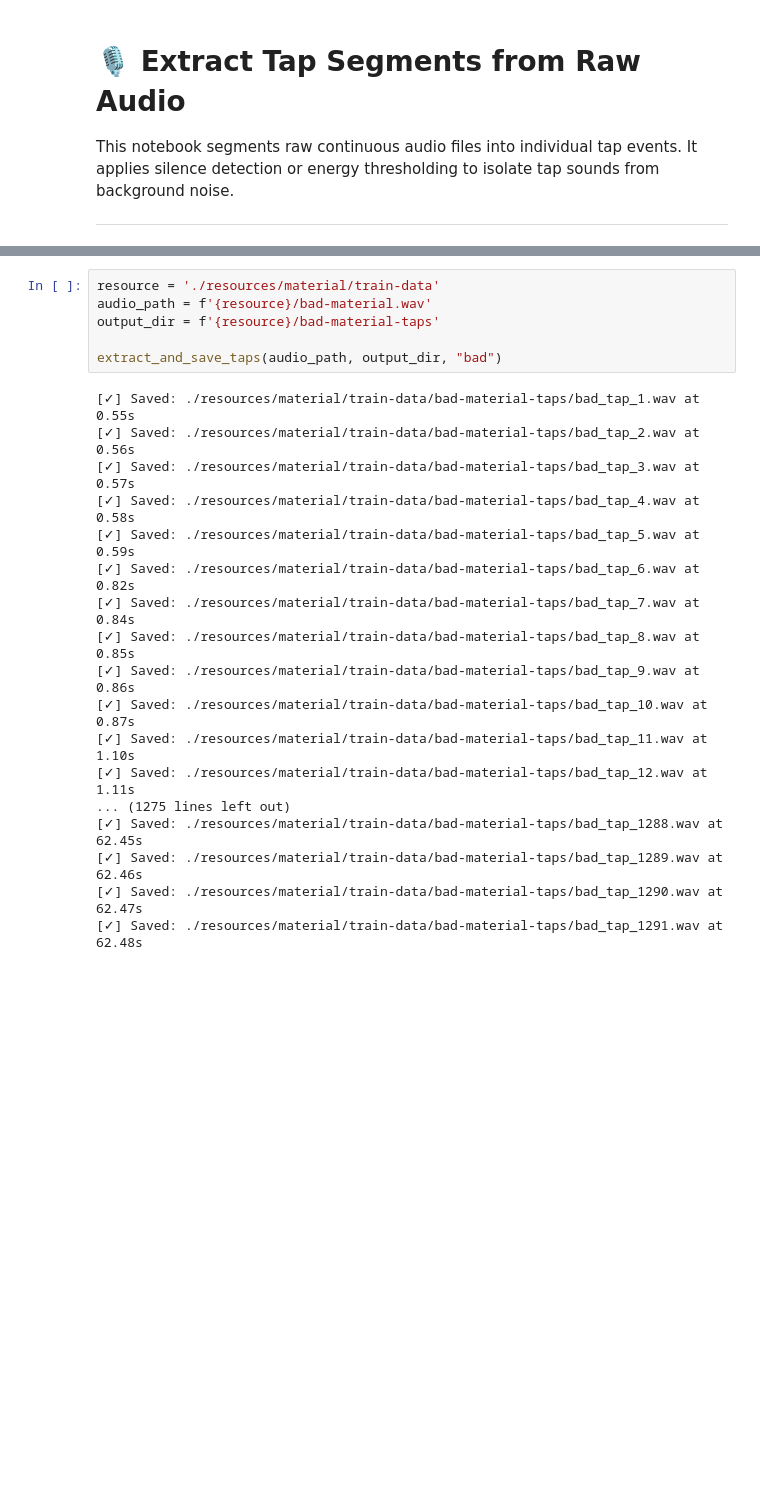
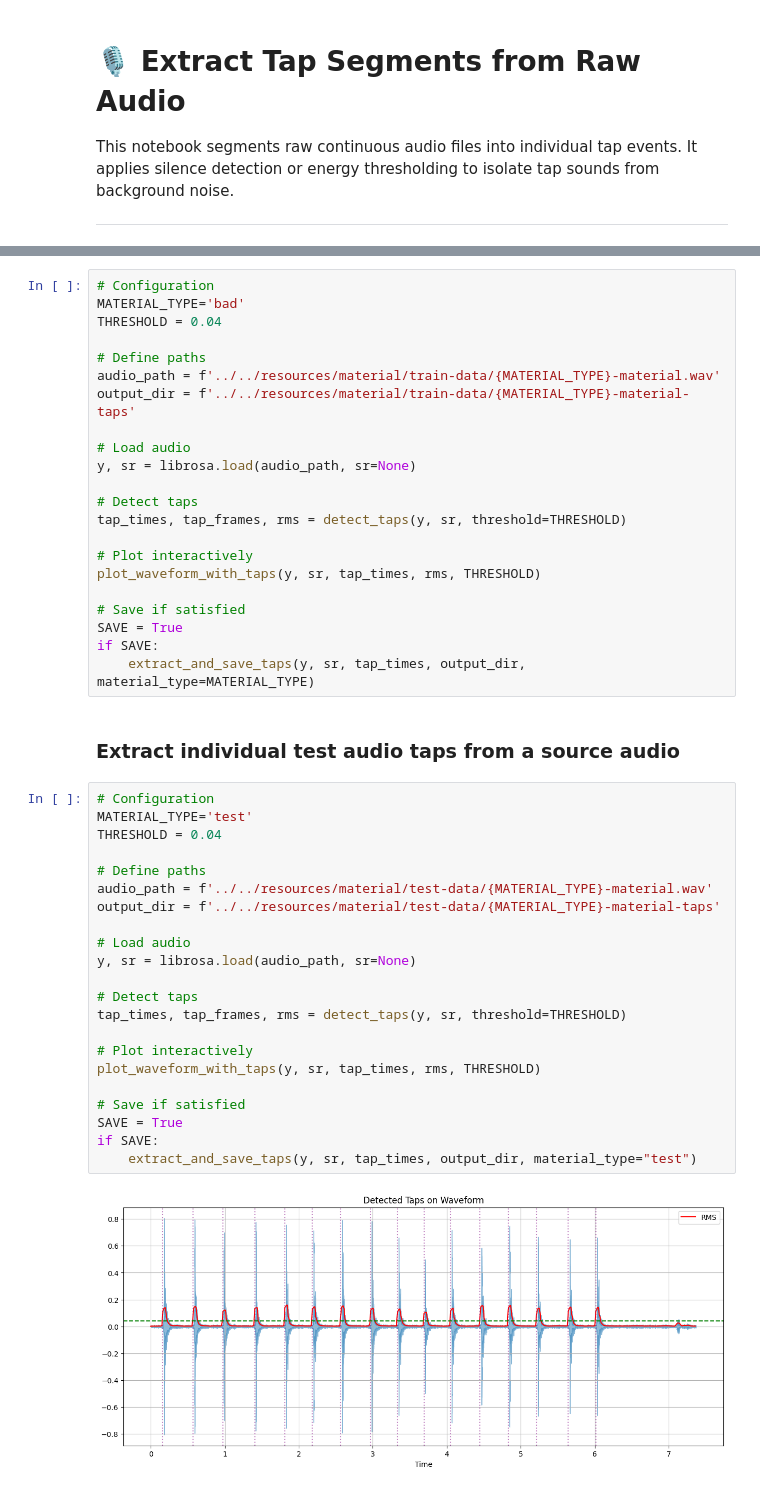
Before and after one commit to RollingArray/tapnet-federated, a Jupyter notebook: src/experiment-notebooks/01_tap_extractor_raw_audio.ipynb, the cells around one changed output, grey strips where cells are left out. Drawn from its saved outputs; the diff is of its cells as text; blank space fills up the shorter version.

```diff
--- a/src/experiment-notebooks/01_tap_extractor_raw_audio.ipynb
+++ b/src/experiment-notebooks/01_tap_extractor_raw_audio.ipynb
@@ -105,24 +44,48 @@ extract_and_save_taps(audio_path, output_dir, "good")
 # %%
-resource = './resources/material/train-data'
-audio_path = f'{resource}/bad-material.wav'
-output_dir = f'{resource}/bad-material-taps'
+# Configuration
+MATERIAL_TYPE='bad'
+THRESHOLD = 0.04
 
-extract_and_save_taps(audio_path, output_dir, "bad")
+# Define paths
+audio_path = f'../../resources/material/train-data/{MATERIAL_TYPE}-material.wav'
+output_dir = f'../../resources/material/train-data/{MATERIAL_TYPE}-material-taps'
+
+# Load audio
+y, sr = librosa.load(audio_path, sr=None)
+
+# Detect taps
+tap_times, tap_frames, rms = detect_taps(y, sr, threshold=THRESHOLD)
+
+# Plot interactively
+plot_waveform_with_taps(y, sr, tap_times, rms, THRESHOLD)
+
+# Save if satisfied
+SAVE = True
+if SAVE:
+    extract_and_save_taps(y, sr, tap_times, output_dir, material_type=MATERIAL_TYPE)
-# %% [output]
-[✓] Saved: ./resources/material/train-data/bad-material-taps/bad_tap_1.wav at 0.55s
-[✓] Saved: ./resources/material/train-data/bad-material-taps/bad_tap_2.wav at 0.56s
-[✓] Saved: ./resources/material/train-data/bad-material-taps/bad_tap_3.wav at 0.57s
-[✓] Saved: ./resources/material/train-data/bad-material-taps/bad_tap_4.wav at 0.58s
-[✓] Saved: ./resources/material/train-data/bad-material-taps/bad_tap_5.wav at 0.59s
-[✓] Saved: ./resources/material/train-data/bad-material-taps/bad_tap_6.wav at 0.82s
-[✓] Saved: ./resources/material/train-data/bad-material-taps/bad_tap_7.wav at 0.84s
-[✓] Saved: ./resources/material/train-data/bad-material-taps/bad_tap_8.wav at 0.85s
-[✓] Saved: ./resources/material/train-data/bad-material-taps/bad_tap_9.wav at 0.86s
-[✓] Saved: ./resources/material/train-data/bad-material-taps/bad_tap_10.wav at 0.87s
-[✓] Saved: ./resources/material/train-data/bad-material-taps/bad_tap_11.wav at 1.10s
-[✓] Saved: ./resources/material/train-data/bad-material-taps/bad_tap_12.wav at 1.11s
-... (1275 lines left out)
-[✓] Saved: ./resources/material/train-data/bad-material-taps/bad_tap_1288.wav at 62.45s
-[✓] Saved: ./resources/material/train-data/bad-material-taps/bad_tap_1289.wav at 62.46s
-[✓] Saved: ./resources/material/train-data/bad-material-taps/bad_tap_1290.wav at 62.47s
-[✓] Saved: ./resources/material/train-data/bad-material-taps/bad_tap_1291.wav at 62.48s
+# %% [markdown]
+### Extract individual test audio taps from a source audio
+# %%
+# Configuration
+MATERIAL_TYPE='test'
+THRESHOLD = 0.04
+
+# Define paths
+audio_path = f'../../resources/material/test-data/{MATERIAL_TYPE}-material.wav'
+output_dir = f'../../resources/material/test-data/{MATERIAL_TYPE}-material-taps'
+
+# Load audio
+y, sr = librosa.load(audio_path, sr=None)
+
+# Detect taps
+tap_times, tap_frames, rms = detect_taps(y, sr, threshold=THRESHOLD)
+
+# Plot interactively
+plot_waveform_with_taps(y, sr, tap_times, rms, THRESHOLD)
+
+# Save if satisfied
+SAVE = True
+if SAVE:
+    extract_and_save_taps(y, sr, tap_times, output_dir, material_type="test")
+# %% [output]
+[figure, added]
```
Also changed, not shown: parts of 4 cells of this notebook.
